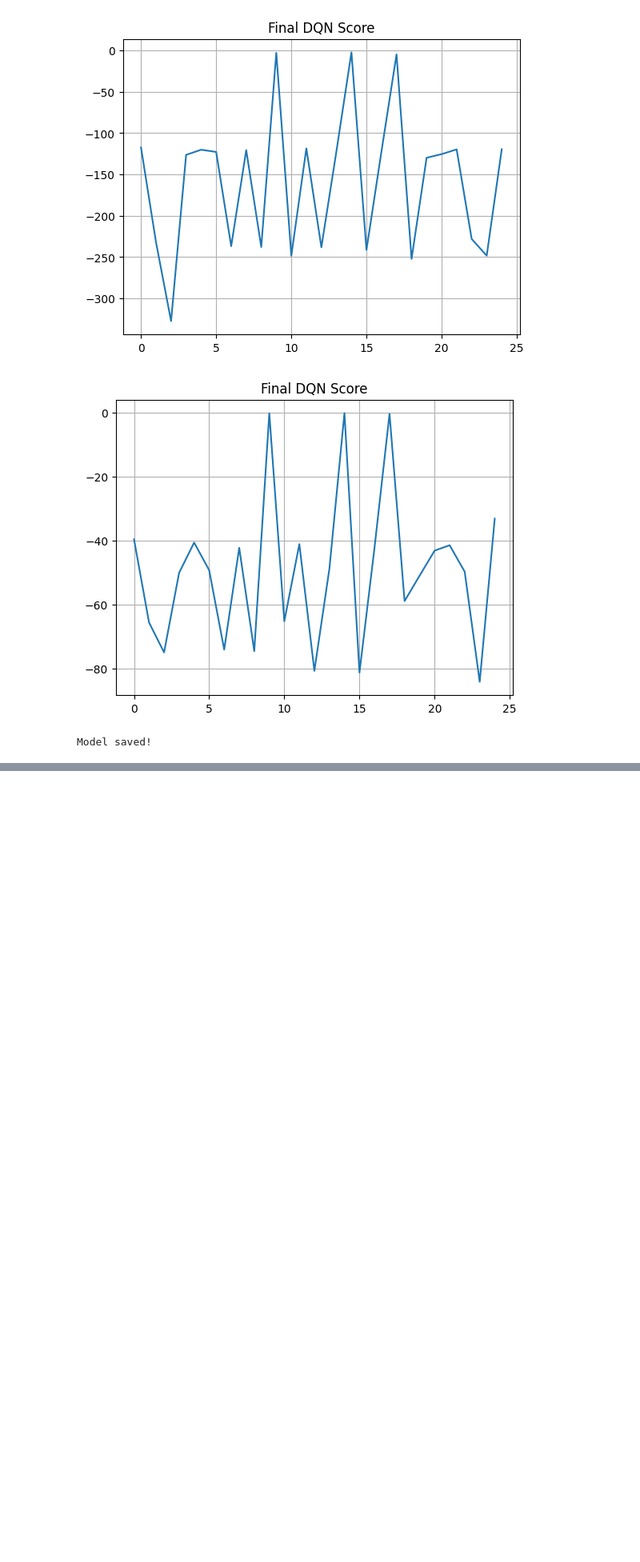
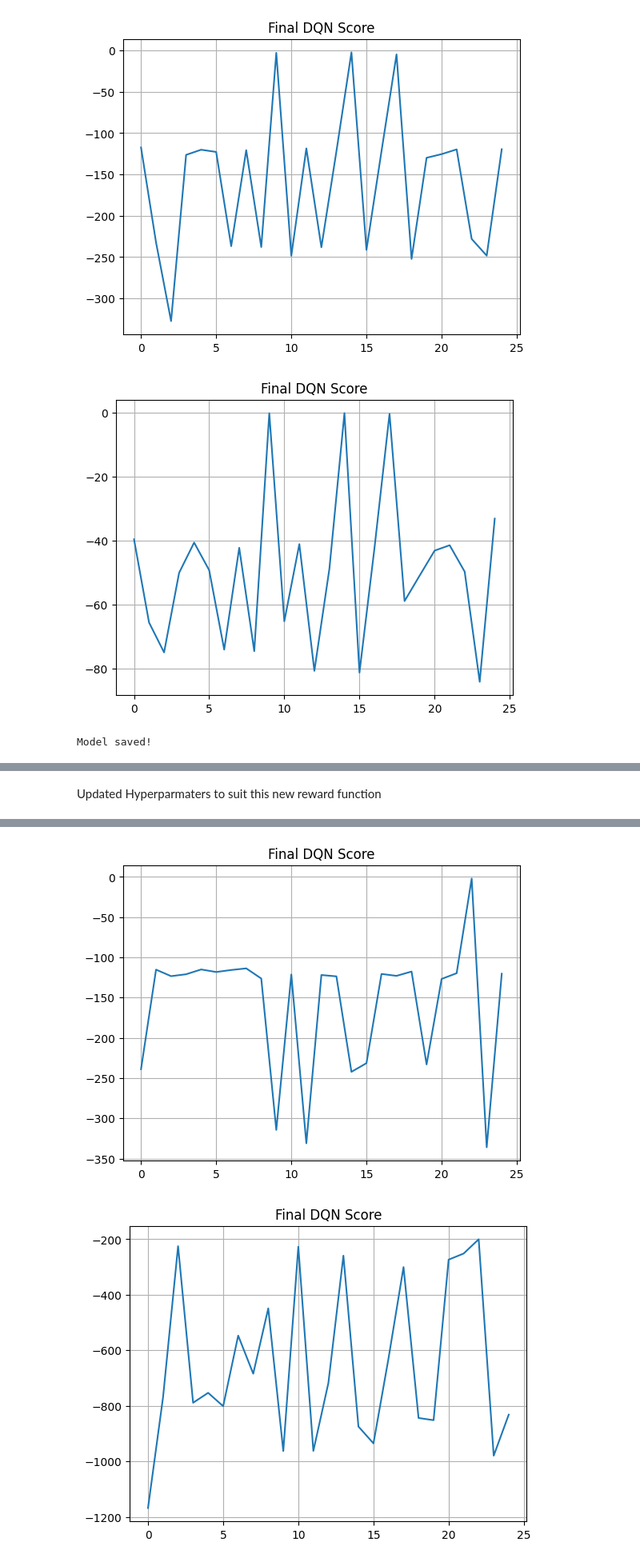
Before and after one commit to zacharylyj/Gymnasium_Pendulum_v1, a Jupyter notebook: dqn.ipynb, the cells around one changed output, grey strips where cells are left out. Shown at 80% size. Drawn from its saved outputs; the diff is of its cells as text; code cells hidden in the pictures; blank space fills up the shorter version.

```diff
--- a/dqn.ipynb
+++ b/dqn.ipynb
@@ -1320,0 +1652,14 @@ if __name__ == "__main__":
+# %%
+if __name__ == "__main__":
+    env = gym.make('Pendulum-v1', render_mode='human')
+    state_size = env.observation_space.shape[0]
+    action_size = 41
+
+    agent = Agent(state_size, action_size)
+    load_model(agent)
+
+    # Evaluate the agent
+    evaluate_agent(env, agent, n_episodes=1)
+    env.close()
+# %% [markdown]
+Updated Hyperparmaters to suit this new reward function
@@ -1320,0 +1784,55 @@ if __name__ == "__main__":
+# %%
+if __name__ == "__main__":
+    env = gym.make('Pendulum-v1')
+    state_size = env.observation_space.shape[0]
+    action_size = 41
+
+    agent = Agent(state_size, action_size)
+    load_model(agent, filename='LEADImproved.pth')
+
+    EPOCHS = 25
+    custom_score_list = []
+    score_list = []
+
+    for EP in range(EPOCHS):
+        state, info = env.reset()
+        score = 0
+        custom_score = 0
+        done = False
+
+        while not done:
+            # Convert the state to a tensor and move it to the correct device
+            state_tensor = torch.tensor(state, dtype=torch.float32).unsqueeze(0).to(device)
+
+            # Select an action based on the current state
+            action, action_index = agent.select_action(state_tensor)
+
+            # Perform the action in the environment
+            next_state, reward, done, truncated, _ = env.step([action])
+            custom_reward = reward_func(reward, action)
+            if done or truncated:
+                done = True
+            # Store the experience in the replay buffer
+            agent.store_experience(state, action_index, custom_reward, next_state, done)
+            # Train the agent
+            agent.train_agent()
+
+            # Update the state and accumulate the score
+            state = next_state
+            score += reward
+            custom_score += custom_reward
+        # Append the score of the EP to the list for plotting
+        score_list.append(score)
+        custom_score_list.append(custom_score)
+        print(f"Episodes {EP + 1}/{EPOCHS}, Score: {score}, Action, {action}, CScore: {custom_score}, Epsilion: {agent.epsilon}")
+
+    plt.plot(score_list)
+    plt.grid(True)
+    plt.title("Final DQN Score")
+    plt.show()
+
+    plt.plot(custom_score_list)
+    plt.grid(True)
+    plt.title("Final DQN Score")
+    plt.show()
+# %% [output]
@@ -1320,0 +1856,2 @@ if __name__ == "__main__":
+[figure, added]
+[figure, added]
```
Also changed, not shown: parts of 50 cells of this notebook, 6 other files.
